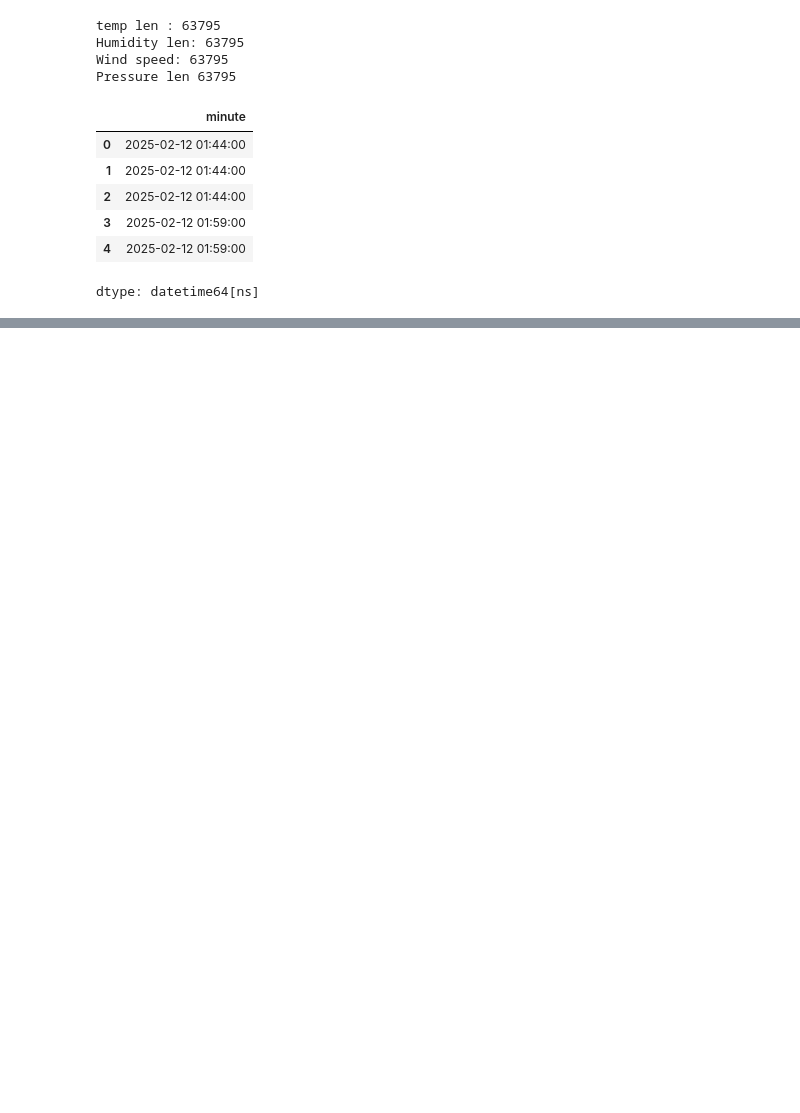
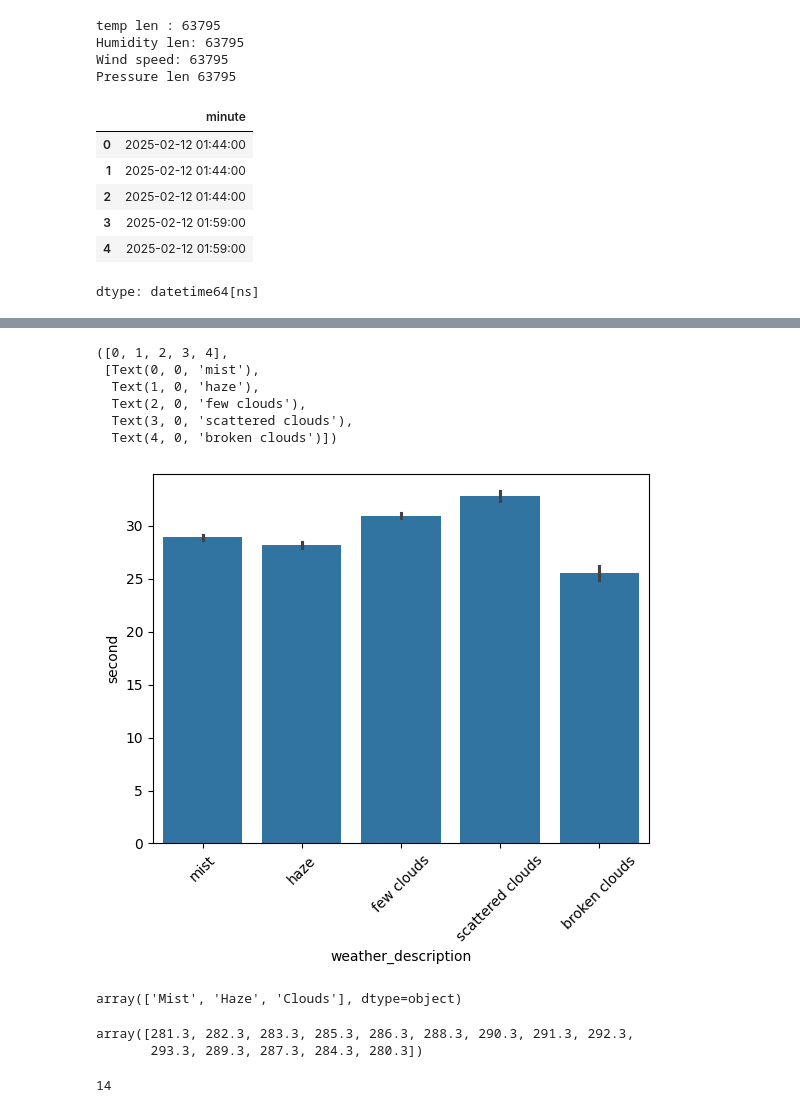
Before and after one commit to jin-raii/weather-web-app, a Jupyter notebook: weather_data.ipynb, the cells around one changed output, grey strips where cells are left out. Cells and saved outputs as stored; diff of their text form; code cells hidden in the pictures; blank space fills up the shorter version.

```diff
--- a/weather_data.ipynb
+++ b/weather_data.ipynb
@@ -309,0 +312,2 @@ sns.scatterplot(data=data, x='wind_speed', y='temperature', hue=data['minute'].d
+# %%
+data['second'] = data['timestamp'].dt.second
@@ -309,0 +324,24 @@ sns.scatterplot(data=data, x='wind_speed', y='temperature', hue=data['minute'].d
+# %%
+sns.barplot(data=data, y='second', x='weather_description')
+plt.xticks(rotation=45)
+# %% [output]
+([0, 1, 2, 3, 4],
+ [Text(0, 0, 'mist'),
+  Text(1, 0, 'haze'),
+  Text(2, 0, 'few clouds'),
+  Text(3, 0, 'scattered clouds'),
+  Text(4, 0, 'broken clouds')])
+[figure, added]
+# %%
+data['weather_main'].unique()
+# %% [output]
+array(['Mist', 'Haze', 'Clouds'], dtype=object)
+# %%
+data['temperature'].unique()
+# %% [output]
+array([281.3, 282.3, 283.3, 285.3, 286.3, 288.3, 290.3, 291.3, 292.3,
+       293.3, 289.3, 287.3, 284.3, 280.3])
+# %%
+data['temperature'].nunique()
+# %% [output]
+14
```
Also changed, not shown: parts of 25 cells of this notebook.
